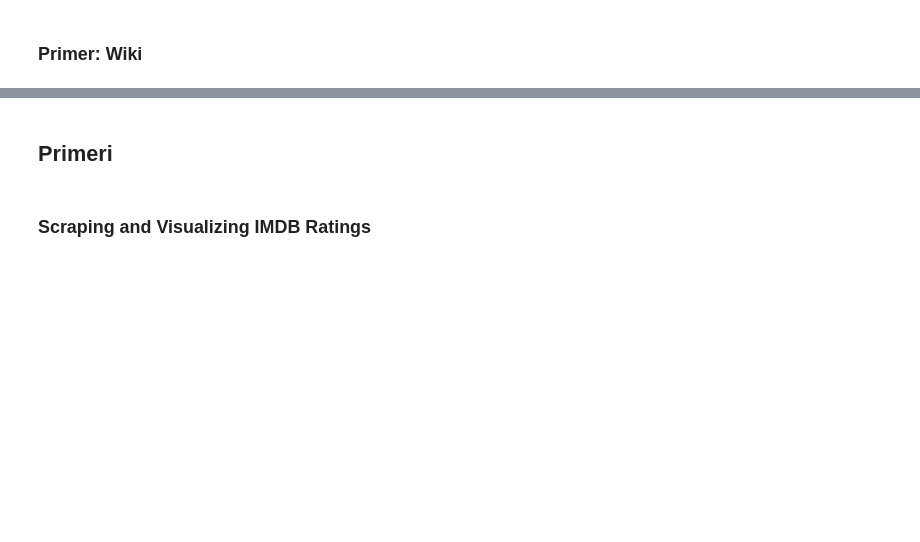
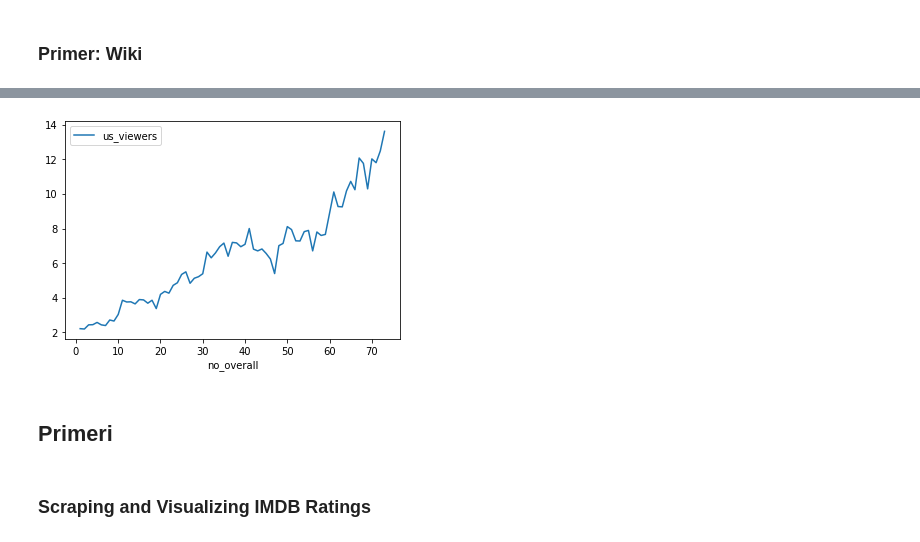
Before and after one commit to icta-tecaji/python-data-analysis-public, a Jupyter notebook: Del_11_Web_Scraping/11_Web_scraping_CLEAN.ipynb, the cells around one changed output, grey strips where cells are left out. Saved outputs shown, nothing was run; the diff lists cells and outputs as text; code cells hidden in the pictures; blank space fills up the shorter version.

```diff
--- a/Del_11_Web_Scraping/11_Web_scraping_CLEAN.ipynb
+++ b/Del_11_Web_Scraping/11_Web_scraping_CLEAN.ipynb
@@ -58,0 +254,7 @@ html_soup = BeautifulSoup(html_contents, 'html.parser')
+# %%
+import requests
+import matplotlib.pyplot as plt
+from bs4 import BeautifulSoup
+
+url = 'https://en.wikipedia.org/wiki/List_of_Game_of_Thrones_episodes'
+r = requests.get(url)
@@ -73,0 +380,7 @@ top_stories = top_stories.json()
+# %%
+for story_id in top_stories[:5]:
+    story_url = f"{url}/item/{story_id}.json?print=pretty"
+    print(f"Prenos:\t{story_url}")
+    r = requests.get(story_url)
+    story_dict = r.json()
+    articles.append(story_dict)
@@ -95,0 +541,2 @@ episodes.columns = ["no_overall", "no_in_season", "title", "directed_by", "writt
+# %%
+episodes["us_viewers"] = episodes["us_viewers"].str.replace(r"\[.+\]","",regex=True).astype("float")
@@ -96,3 +552,8 @@ episodes.columns = ["no_overall", "no_in_season", "title", "directed_by", "writt
+# %%
+episodes.plot(x="no_overall",y="us_viewers")
+plt.show()
+# %% [output]
+[figure, added]
 # %% [markdown]
 ## Primeri
 # %% [markdown]
```
Also changed, not shown: parts of 71 cells of this notebook.
